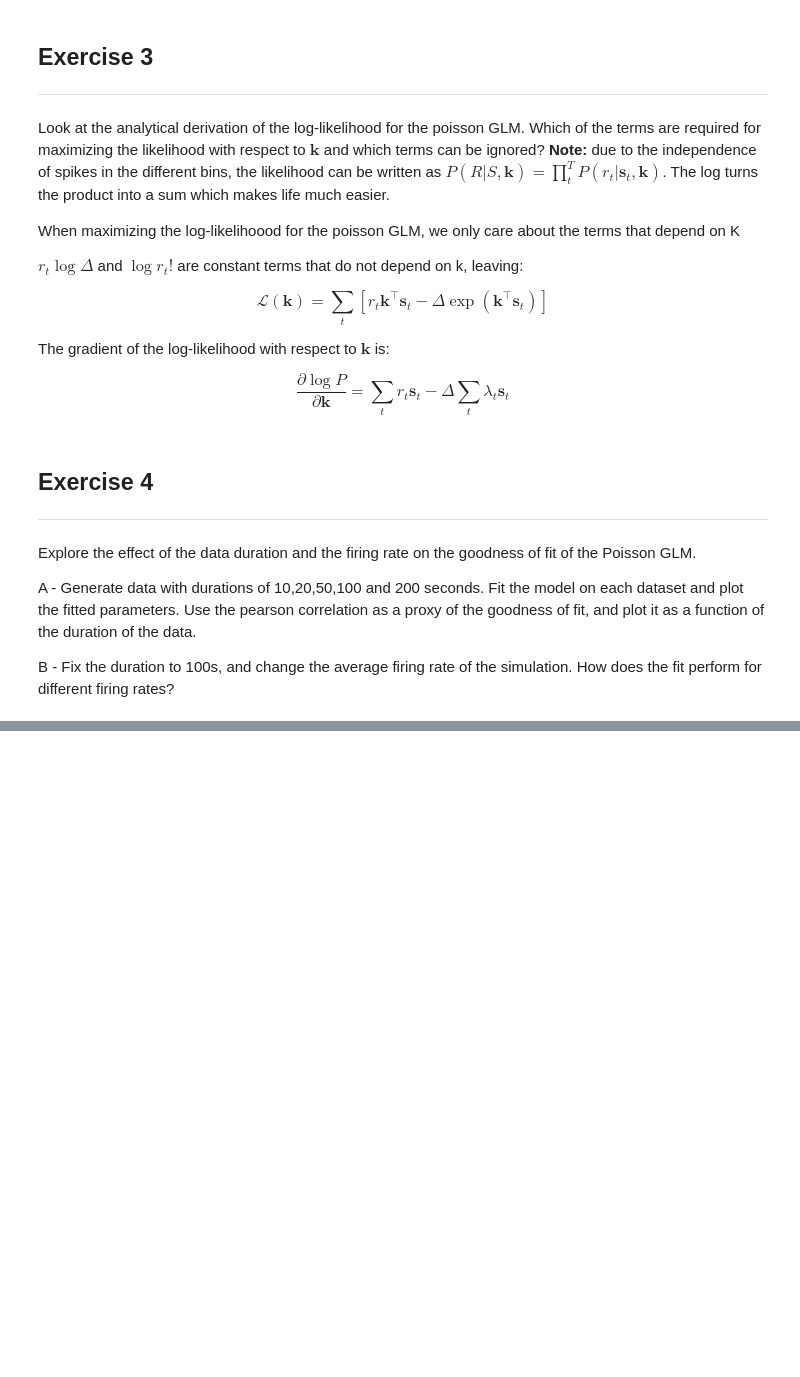
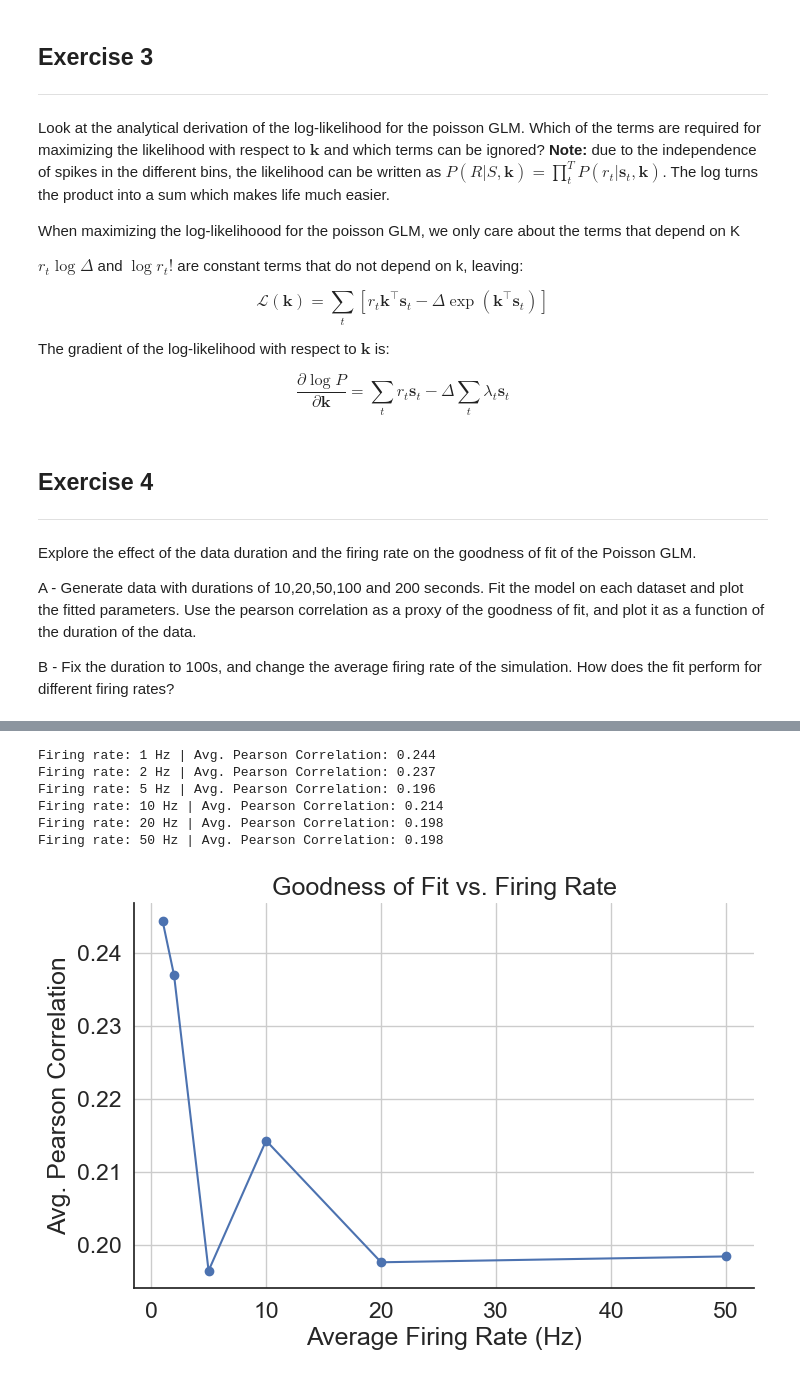
Before and after one commit to EvaMare/Neuro_Analysis, a Jupyter notebook: 2-single-cell-analysis-master/02-GLMs/module_2b_exercises.ipynb, the cells around one changed output, grey strips where cells are left out. Drawn from its saved outputs; the diff is of its cells as text; code cells hidden in the pictures; blank space fills up the shorter version.

```diff
--- a/2-single-cell-analysis-master/02-GLMs/module_2b_exercises.ipynb
+++ b/2-single-cell-analysis-master/02-GLMs/module_2b_exercises.ipynb
@@ -133,6 +105,7 @@ Determine the effect of response noise ($\sigma^2$) on RF estimates. Try differe
 # %%
 duration = 100  # in seconds
 dt = 0.1
+std_dev = 1
 vf_size = (15, 15)
 repeats = 10
 noise_levels = [0, 2, 4, 6, 8, 10]
@@ -259,0 +280,10 @@ for duration in durations:
+# %%
+# Fixed parameters
+duration = 100  # seconds
+dt = 0.1
+n_bins = int(duration / dt)
+vf_size = (15, 15)
+std_dev = 1
+offset = 2.0
+repeats = 5
+noise_variance = 1
@@ -259,0 +313,42 @@ for duration in durations:
+# %%
+firing_rates = [1, 2, 5, 10, 20, 50]
+avg_correlations = []
+
+for fr in firing_rates:
+    correlations = []
+
+    for _ in range(repeats):
+        # Stimulus
+        S = std_dev * np.random.randn(n_bins, *vf_size)
+
+        # Simulate data
+        spike_counts, S_flat = generate_data_poisson(S, K_true, offset, dt, fr)
+
+        # Fit GLM
+        K_est_flat = np.linalg.pinv(S_flat) @ spike_counts
+        K_est = K_est_flat[:-1].reshape(vf_size)  # drop bias term
+
+        # Compute Pearson correlation
+        cc = np.corrcoef(K_true.ravel(), K_est.ravel())[0, 1]
+        correlations.append(cc)
+
+    avg_corr = np.mean(correlations)
+    avg_correlations.append(avg_corr)
+    print(f"Firing rate: {fr} Hz | Avg. Pearson Correlation: {avg_corr:.3f}")
+# %% [output]
+Firing rate: 1 Hz | Avg. Pearson Correlation: 0.244
+Firing rate: 2 Hz | Avg. Pearson Correlation: 0.237
+Firing rate: 5 Hz | Avg. Pearson Correlation: 0.196
+Firing rate: 10 Hz | Avg. Pearson Correlation: 0.214
+Firing rate: 20 Hz | Avg. Pearson Correlation: 0.198
+Firing rate: 50 Hz | Avg. Pearson Correlation: 0.198
+# %%
+plt.figure(figsize=(8, 5))
+plt.plot(firing_rates, avg_correlations, marker='o')
+plt.xlabel("Average Firing Rate (Hz)")
+plt.ylabel("Avg. Pearson Correlation")
+plt.title("Goodness of Fit vs. Firing Rate")
+plt.grid(True)
+plt.show()
+# %% [output]
+[figure, added]
```
Also changed, not shown: parts of 11 cells of this notebook.
